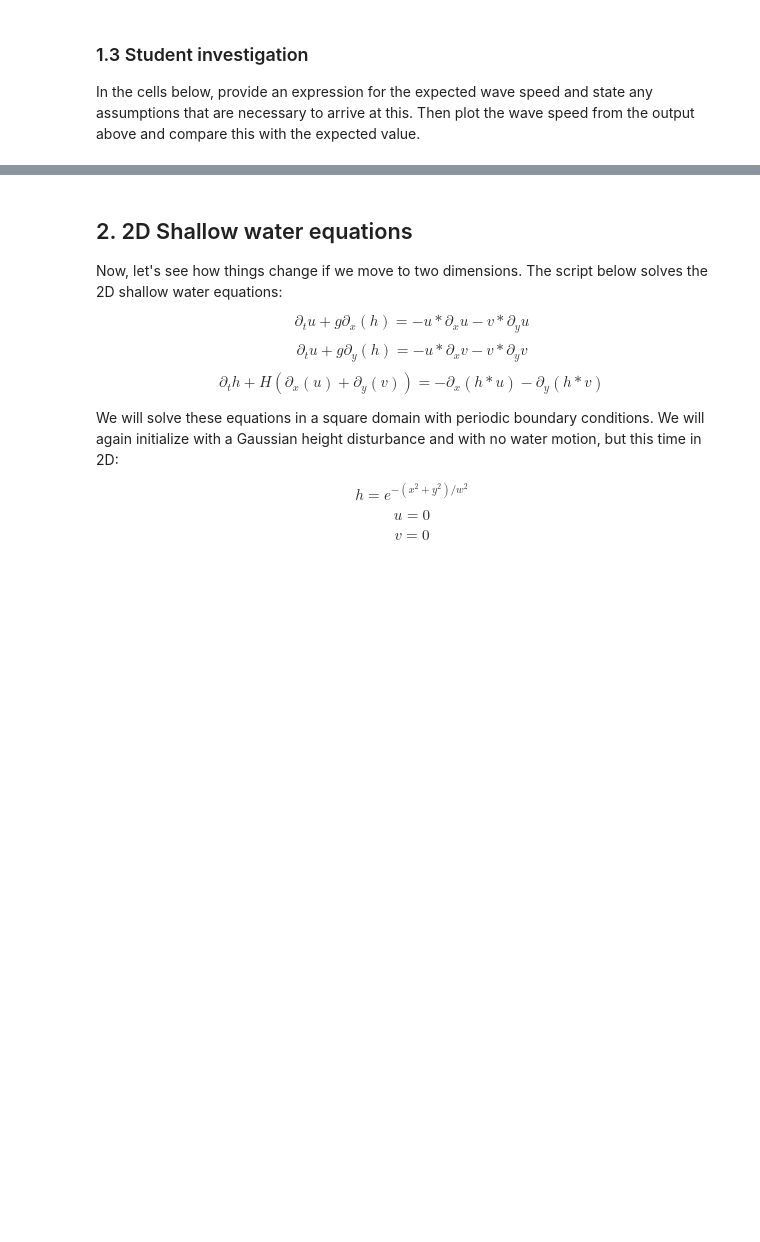
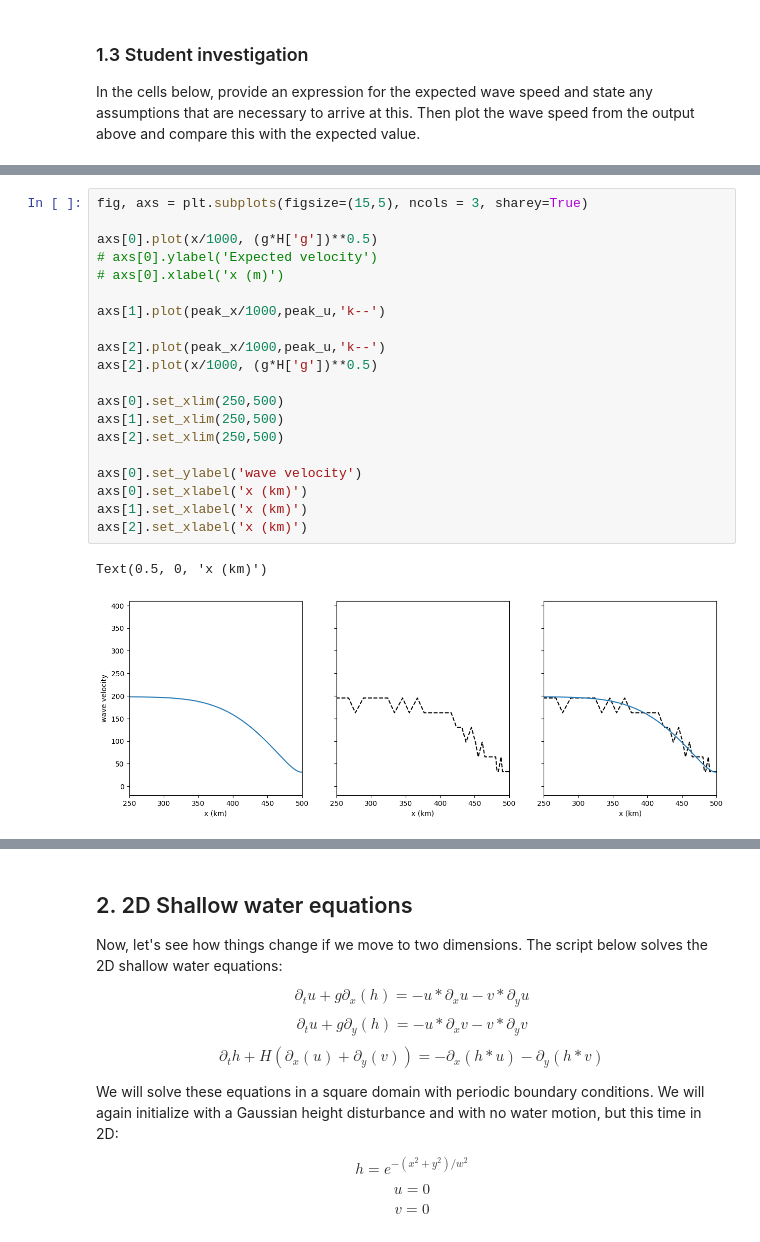
Before and after one commit to AnnabelHall/QCES_LNM, a Jupyter notebook: Project3_tsunami.ipynb, the cells around one changed output, grey strips where cells are left out. Drawn from its saved outputs; the diff is of its cells as text; blank space fills up the shorter version.

```diff
--- a/Project3_tsunami.ipynb
+++ b/Project3_tsunami.ipynb
@@ -213,0 +301,23 @@ COMMENT ON RESULTS
+# %%
+fig, axs = plt.subplots(figsize=(15,5), ncols = 3, sharey=True)
+
+axs[0].plot(x/1000, (g*H['g'])**0.5)
+# axs[0].ylabel('Expected velocity')
+# axs[0].xlabel('x (m)')
+
+axs[1].plot(peak_x/1000,peak_u,'k--')
+
+axs[2].plot(peak_x/1000,peak_u,'k--')
+axs[2].plot(x/1000, (g*H['g'])**0.5)
+
+axs[0].set_xlim(250,500)
+axs[1].set_xlim(250,500)
+axs[2].set_xlim(250,500)
+
+axs[0].set_ylabel('wave velocity')
+axs[0].set_xlabel('x (km)')
+axs[1].set_xlabel('x (km)')
+axs[2].set_xlabel('x (km)')
+# %% [output]
+Text(0.5, 0, 'x (km)')
+[figure, added]
```
Also changed, not shown: parts of 18 cells of this notebook.
